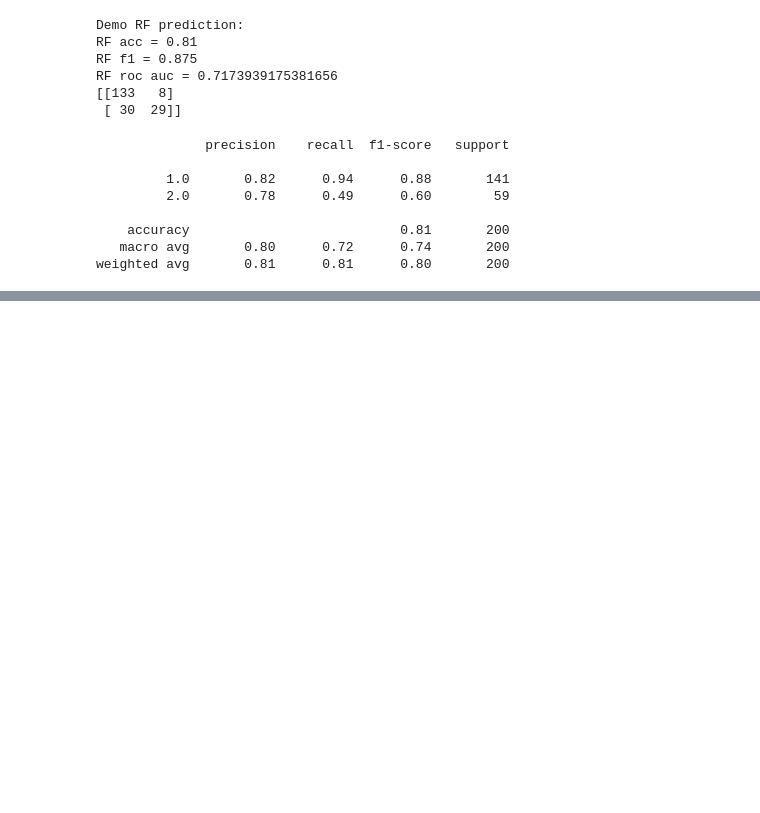
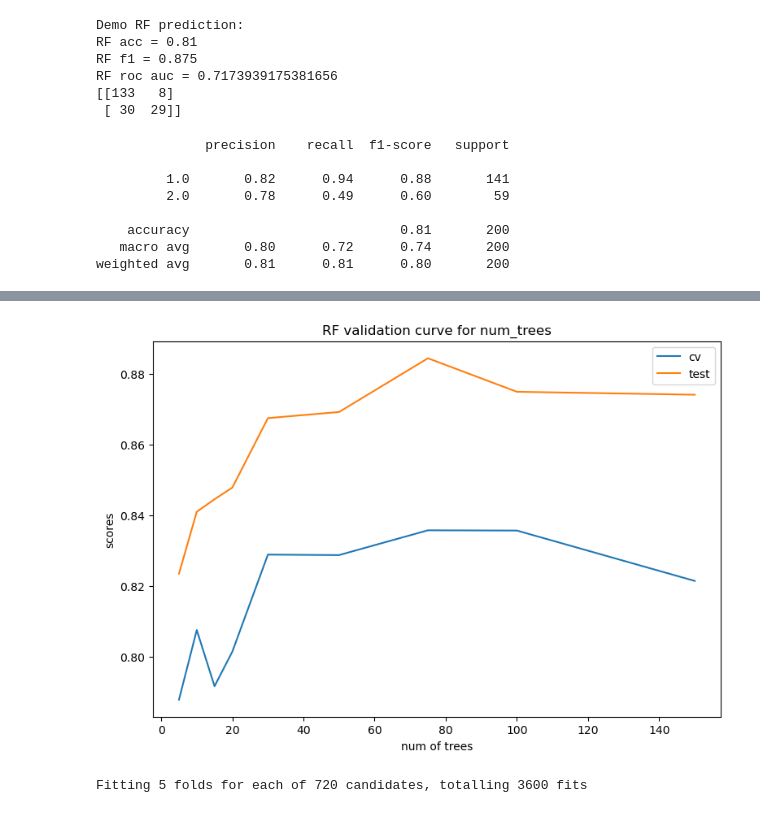
Before and after one commit to Dangmotm/FMLAB_AI, a Jupyter notebook: Exercise/Ex5/decision_tree_random_forest.ipynb, the cells around one changed output, grey strips where cells are left out. Cells and saved outputs as stored; diff of their text form; code cells hidden in the pictures; blank space fills up the shorter version.

```diff
--- a/Exercise/Ex5/decision_tree_random_forest.ipynb
+++ b/Exercise/Ex5/decision_tree_random_forest.ipynb
@@ -128,0 +245,37 @@ def evaluate(model):
+# %%
+num_trees = [5, 10, 15, 20, 30, 50, 75, 100, 150]
+
+cv_accuracy = []
+test_accuracy = []
+
+for n in num_trees:
+    RF = RandomForestClassifier(n_estimators = n, random_state = seed, n_jobs = -1)
+    RF.fit(X_train, y_train)
+    cv_score = cross_val_score(estimator = RF, X = X_test, y = y_test, cv = 5, scoring = 'f1')
+    cv_accuracy.append(cv_score.mean())
+
+    y_pred = RF.predict(X_test)
+    test_accuracy.append(f1_score(y_pred, y_test))
+
+plt.figure(figsize = (9, 6))
+plt.plot(num_trees, cv_accuracy, label = 'cv')
+plt.plot(num_trees, test_accuracy, label = 'test')
+plt.title('RF validation curve for num_trees')
+plt.xlabel('num of trees')
+plt.ylabel('scores')
+plt.legend()
+plt.show()
+# %% [output]
+[figure, added]
+# %%
+dict_param = {
+    'n_estimators': [5, 10, 15, 20, 30, 50, 75, 100, 200, 400],
+    'min_samples_split': [2, 3, 5],
+    'min_samples_leaf': [5, 10, 20, 50, 100, 200],
+    'max_features': ['sqrt', 'log2'],
+    'criterion': ["gini", "entropy"],
+    'class_weight': ["balanced"],
+}
+tree_best = grid_search('random-forest', n_jobs = -1, dict_param = dict_param)
+# %% [output]
+Fitting 5 folds for each of 720 candidates, totalling 3600 fits
```
Also changed, not shown: parts of 18 cells of this notebook, 2 other files.
